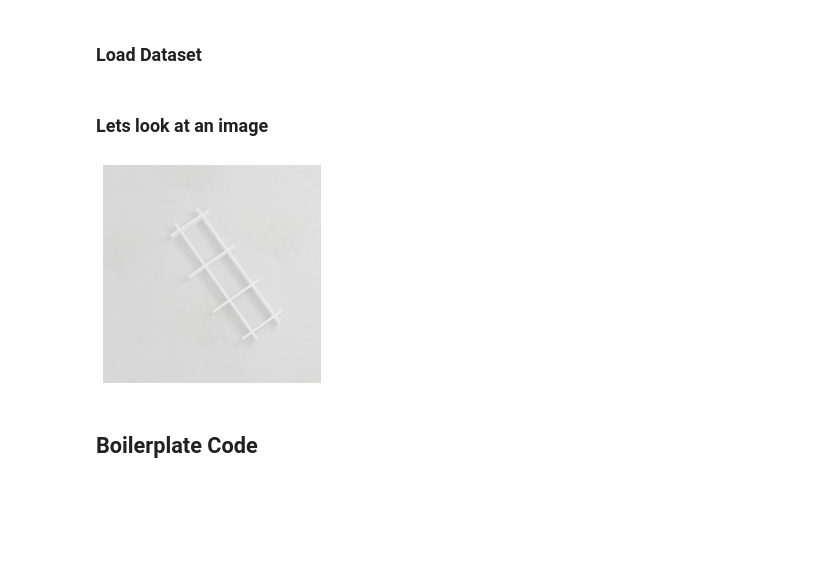
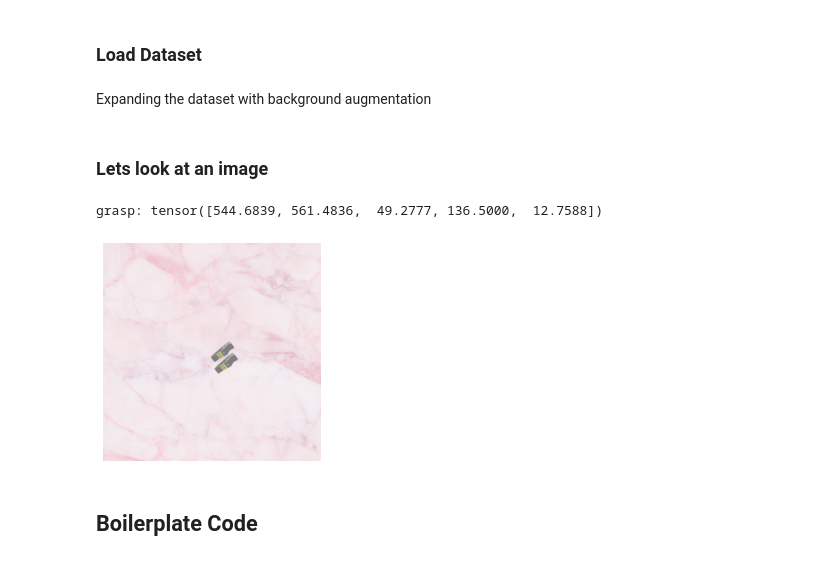
Before and after one commit to MElena14/COMP341, a Jupyter notebook: assignment1.ipynb, the cells around one changed output. Drawn from its saved outputs; the diff is of its cells as text; code cells hidden in the pictures; blank space fills up the shorter version.

Commit message:
Added background augmentation

```diff
--- a/assignment1.ipynb
+++ b/assignment1.ipynb
@@ -73,3 +75,5 @@ featureExtractionPretrainModel = 'model.pretrain.json'
 finalModel = 'finalmodel.json'
 # %% [markdown]
 ### Load Dataset
+# %% [markdown]
+Expanding the dataset with background augmentation
@@ -97,16 +135,24 @@ class GraspDataset(td.Dataset):
           else:
             raise Exception(f"grasp file does not exist!! ({grasp_path})")
 
-          # Add scene files and appened to the list
+          # For each grasp in the scene
           for grasp in grasps:
-            scene = {
+
+            # For each RGB image in the scene
+            for bk_index in range(num_bk+1): # +1 for the original image
+
+              # If the background index raches the number of backgrounds, set it
+              # to an empty string to load the original image
+              if bk_index == num_bk: bk_index = ""
+
+              scene = {
                 "grasp": grasp,
-                "rgb": scene_root + "RGB.png",
+                "rgb": scene_root + f"RGB{bk_index}.png",
                 "mask": scene_root + "mask.png",
                 "pDepth": scene_root + "perfect_depth.tiff",
                 "sDepth": scene_root + "stereo_depth.tiff"
-            }
-            self.scene_paths.append(scene)
+              }
+              self.scene_paths.append(scene)
 
   # This must return the length of the dataset
   def __len__(self):
@@ -134,18 +180,19 @@ def save_tensor_image(img):
 ### Lets look at an image
 # %%
 # Show off the dataset
-index = 4
+dataset = GraspDataset(DATASET_PATH + "/training")
+# print(len(dataset))
+# indicies = list(range(len(dataset)))[125:]
+# dataset = torch.utils.data.Subset(dataset, indicies)
+loader = td.DataLoader(dataset, batch_size=1, shuffle=True, drop_last=False, num_workers=2)
+batch = next(iter(loader))
+imshow(batch[0][0])
 
-dataset = GraspDataset(DATASET_PATH + "/training")
-loader = td.DataLoader(dataset, batch_size=4, shuffle=False, drop_last=False, num_workers=2)
-batch = next(iter(loader))
-imshow(batch[0][index%4])
-
-
-# print("grasp:", batch[2][index])
+print("grasp:", batch[1][0])
 # print("depth:", batch[1][index])
 # %% [output]
+grasp: tensor([544.6839, 561.4836,  49.2777, 136.5000,  12.7588])
-[figure, old version]
+[figure, new version]
 # %% [markdown]
 ## Boilerplate Code
 # %% [markdown]
```
Also changed, not shown: parts of 3 cells of this notebook.
